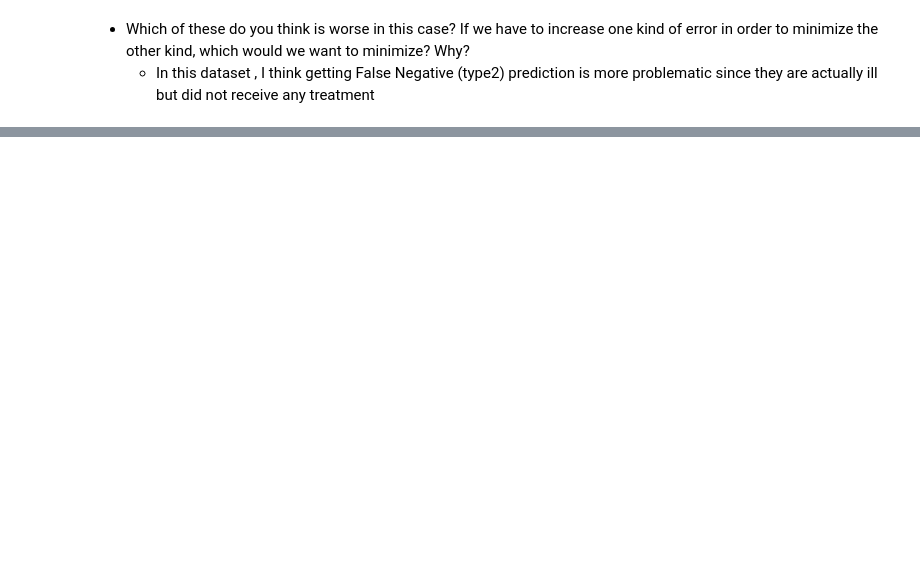
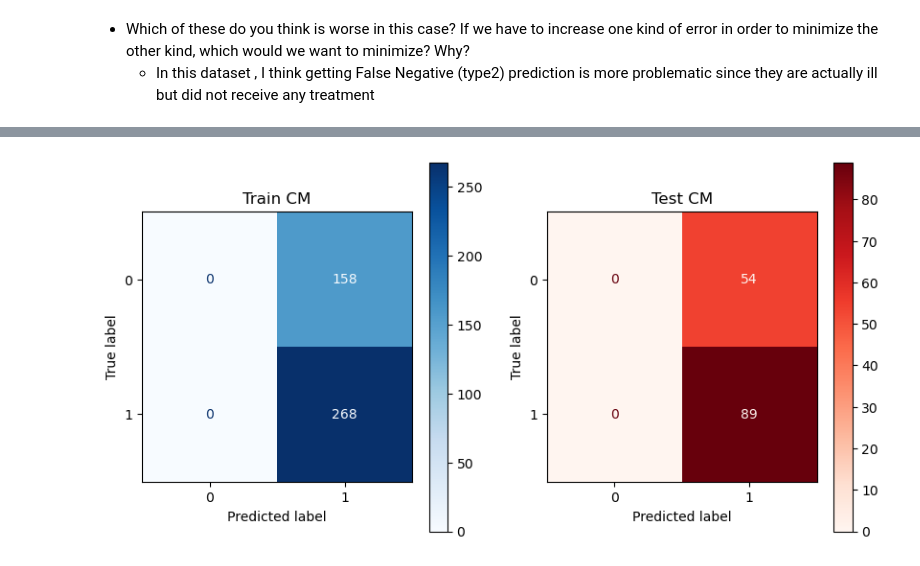
Before and after one commit to KDcodePy/Classification-metrics, a Jupyter notebook: Classification_metrics.ipynb, the cells around one changed output, grey strips where cells are left out. Saved outputs shown, nothing was run; the diff lists cells and outputs as text; code cells hidden in the pictures; blank space fills up the shorter version.

```diff
--- a/Classification_metrics.ipynb
+++ b/Classification_metrics.ipynb
@@ -133,3 +183,3 @@ dt_clf = ClfMetrics("dt_clf", X_train , X_test , y_train , y_test, bc_labels)
 # %%
 # Instantiate Dummy Classifier strategy = most_frequent
-dummy_clf = ClfMetrics("dummy_clf", X_train , X_test , y_train , y_test, labels)
+dummy_clf = ClfMetrics("dummy_clf", X_train , X_test , y_train , y_test, bc_labels)
@@ -135,0 +212,5 @@ dummy_clf = ClfMetrics("dummy_clf", X_train , X_test , y_train , y_test, labels)
+# %%
+# show CM visuals
+dummy_clf.get_visuals()
+# %% [output]
+[figure, added]
```
Also changed, not shown: parts of 36 cells of this notebook.
